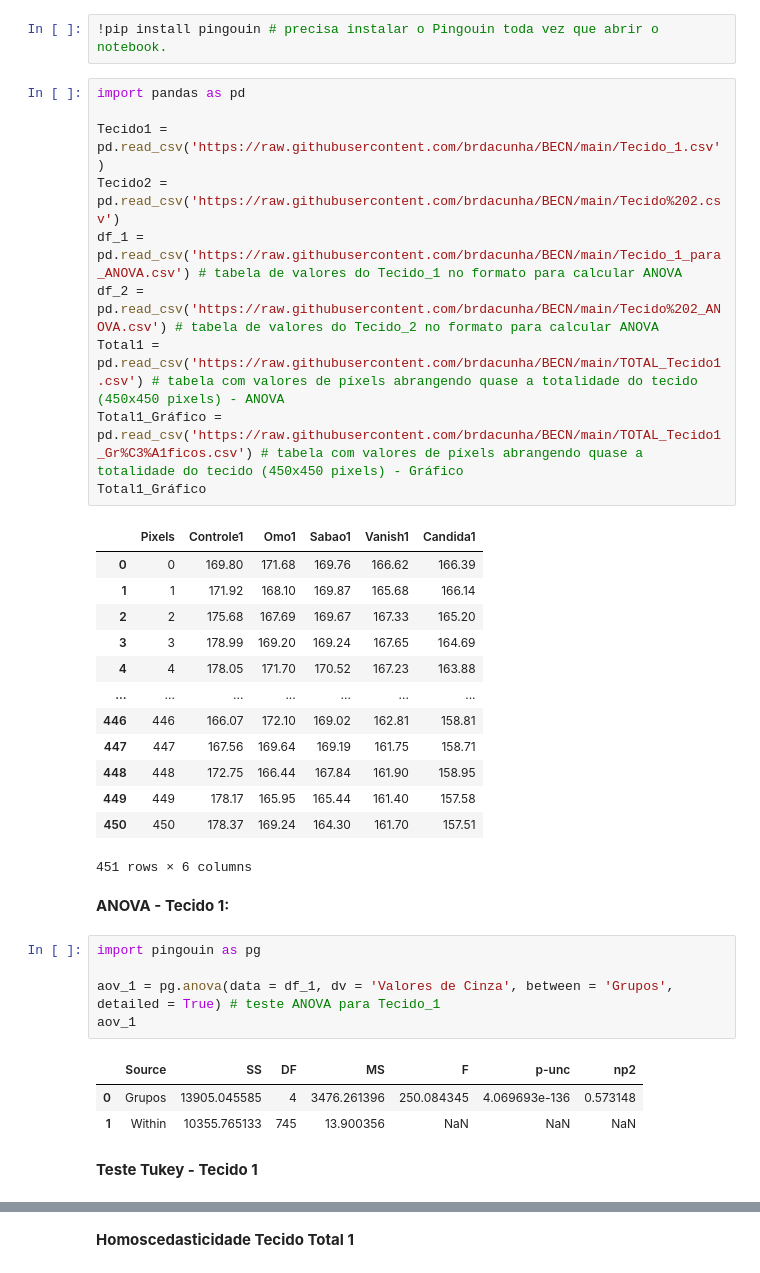
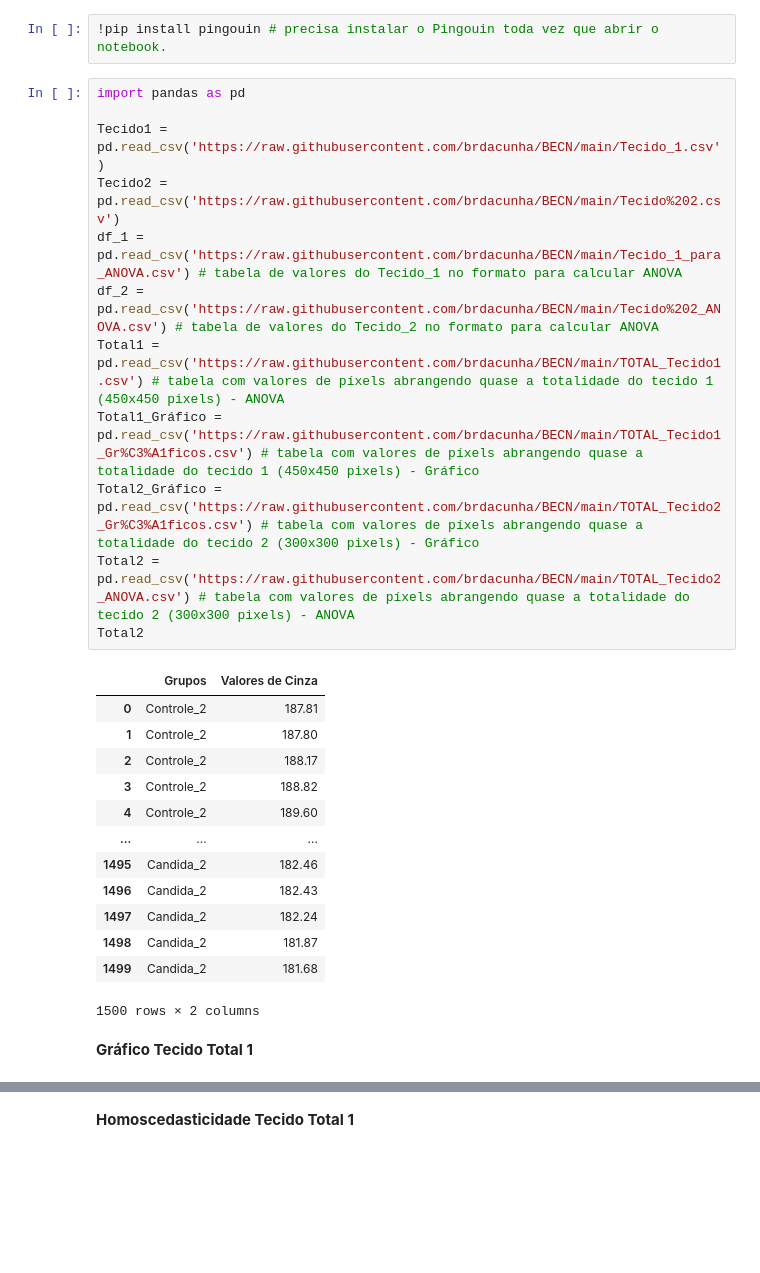
Before and after one commit to brdacunha/BECN, a Jupyter notebook: Valores_de_Cinza_BECN.ipynb, the cells around one changed output, grey strips where cells are left out. Saved outputs shown, nothing was run; the diff lists cells and outputs as text; blank space fills up the shorter version.

```diff
--- a/Valores_de_Cinza_BECN.ipynb
+++ b/Valores_de_Cinza_BECN.ipynb
@@ -5,37 +5,28 @@
 # %%
 import pandas as pd
 
 Tecido1 = pd.read_csv('https://raw.githubusercontent.com/brdacunha/BECN/main/Tecido_1.csv')
 Tecido2 = pd.read_csv('https://raw.githubusercontent.com/brdacunha/BECN/main/Tecido%202.csv')
 df_1 = pd.read_csv('https://raw.githubusercontent.com/brdacunha/BECN/main/Tecido_1_para_ANOVA.csv') # tabela de valores do Tecido_1 no formato para calcular ANOVA
 df_2 = pd.read_csv('https://raw.githubusercontent.com/brdacunha/BECN/main/Tecido%202_ANOVA.csv') # tabela de valores do Tecido_2 no formato para calcular ANOVA
-Total1 = pd.read_csv('https://raw.githubusercontent.com/brdacunha/BECN/main/TOTAL_Tecido1.csv') # tabela com valores de píxels abrangendo quase a totalidade do tecido (450x450 pixels) - ANOVA
-Total1_Gráfico = pd.read_csv('https://raw.githubusercontent.com/brdacunha/BECN/main/TOTAL_Tecido1_Gr%C3%A1ficos.csv') # tabela com valores de píxels abrangendo quase a totalidade do tecido (450x450 pixels) - Gráfico
-Total1_Gráfico
+Total1 = pd.read_csv('https://raw.githubusercontent.com/brdacunha/BECN/main/TOTAL_Tecido1.csv') # tabela com valores de píxels abrangendo quase a totalidade do tecido 1 (450x450 pixels) - ANOVA
+Total1_Gráfico = pd.read_csv('https://raw.githubusercontent.com/brdacunha/BECN/main/TOTAL_Tecido1_Gr%C3%A1ficos.csv') # tabela com valores de píxels abrangendo quase a totalidade do tecido 1 (450x450 pixels) - Gráfico
+Total2_Gráfico = pd.read_csv('https://raw.githubusercontent.com/brdacunha/BECN/main/TOTAL_Tecido2_Gr%C3%A1ficos.csv') # tabela com valores de píxels abrangendo quase a totalidade do tecido 2 (300x300 pixels) - Gráfico
+Total2 = pd.read_csv('https://raw.githubusercontent.com/brdacunha/BECN/main/TOTAL_Tecido2_ANOVA.csv') # tabela com valores de píxels abrangendo quase a totalidade do tecido 2 (300x300 pixels) - ANOVA
+Total2
 # %% [output]
-|  | Pixels | Controle1 | Omo1 | Sabao1 | Vanish1 | Candida1 |
-| 0 | 0 | 169.80 | 171.68 | 169.76 | 166.62 | 166.39 |
-| 1 | 1 | 171.92 | 168.10 | 169.87 | 165.68 | 166.14 |
-| 2 | 2 | 175.68 | 167.69 | 169.67 | 167.33 | 165.20 |
-| 3 | 3 | 178.99 | 169.20 | 169.24 | 167.65 | 164.69 |
-| 4 | 4 | 178.05 | 171.70 | 170.52 | 167.23 | 163.88 |
-| ... | ... | ... | ... | ... | ... | ... |
-| 446 | 446 | 166.07 | 172.10 | 169.02 | 162.81 | 158.81 |
-| 447 | 447 | 167.56 | 169.64 | 169.19 | 161.75 | 158.71 |
-| 448 | 448 | 172.75 | 166.44 | 167.84 | 161.90 | 158.95 |
-| 449 | 449 | 178.17 | 165.95 | 165.44 | 161.40 | 157.58 |
-| 450 | 450 | 178.37 | 169.24 | 164.30 | 161.70 | 157.51 |
+|  | Grupos | Valores de Cinza |
+| 0 | Controle_2 | 187.81 |
+| 1 | Controle_2 | 187.80 |
+| 2 | Controle_2 | 188.17 |
+| 3 | Controle_2 | 188.82 |
+| 4 | Controle_2 | 189.60 |
+| ... | ... | ... |
+| 1495 | Candida_2 | 182.46 |
+| 1496 | Candida_2 | 182.43 |
+| 1497 | Candida_2 | 182.24 |
+| 1498 | Candida_2 | 181.87 |
+| 1499 | Candida_2 | 181.68 |
-451 rows × 6 columns
+1500 rows × 2 columns
 # %% [markdown]
-**ANOVA - Tecido 1:**
+**Gráfico Tecido Total 1**
-# %%
-import pingouin as pg
-
-aov_1 = pg.anova(data = df_1, dv = 'Valores de Cinza', between = 'Grupos', detailed = True) # teste ANOVA para Tecido_1
-aov_1
-# %% [output]
-|  | Source | SS | DF | MS | F | p-unc | np2 |
-| 0 | Grupos | 13905.045585 | 4 | 3476.261396 | 250.084345 | 4.069693e-136 | 0.573148 |
-| 1 | Within | 10355.765133 | 745 | 13.900356 | NaN | NaN | NaN |
-# %% [markdown]
-**Teste Tukey - Tecido 1**
```
Also changed, not shown: parts of 18 cells of this notebook.
